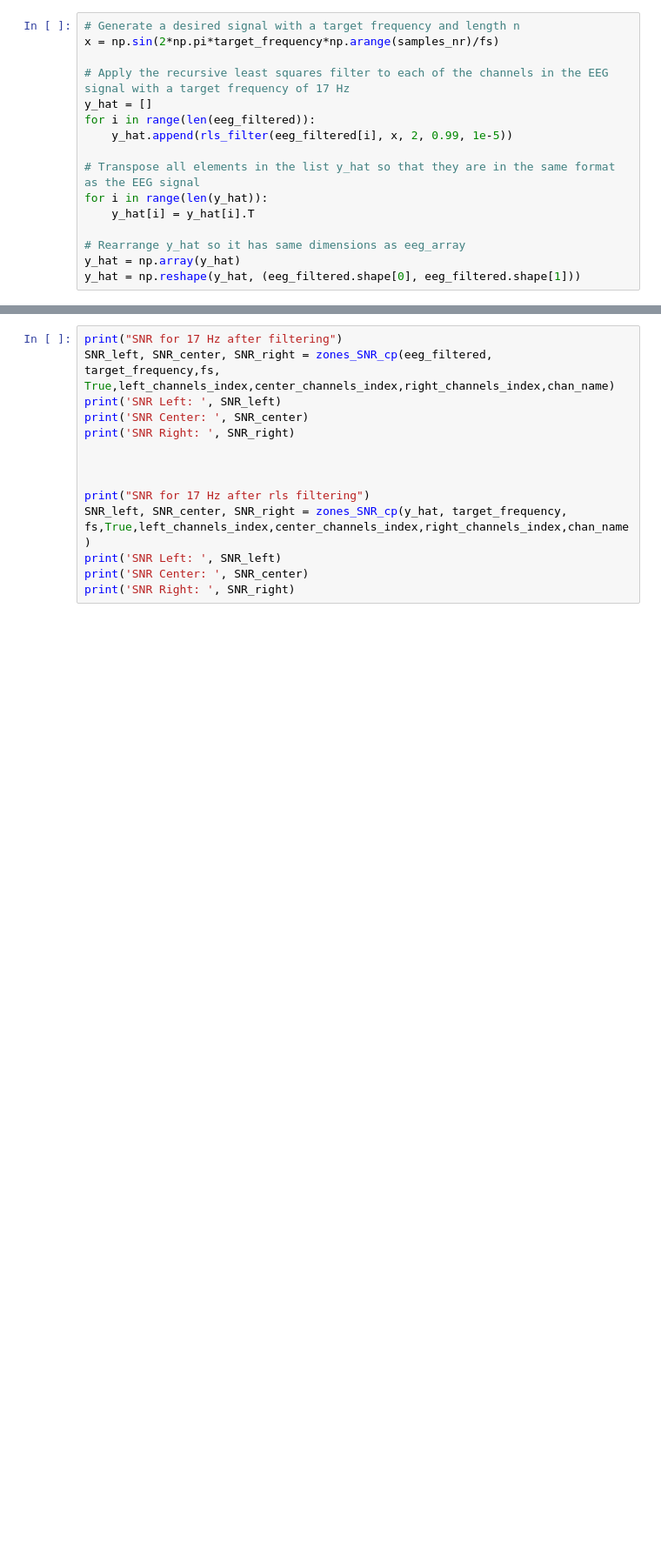
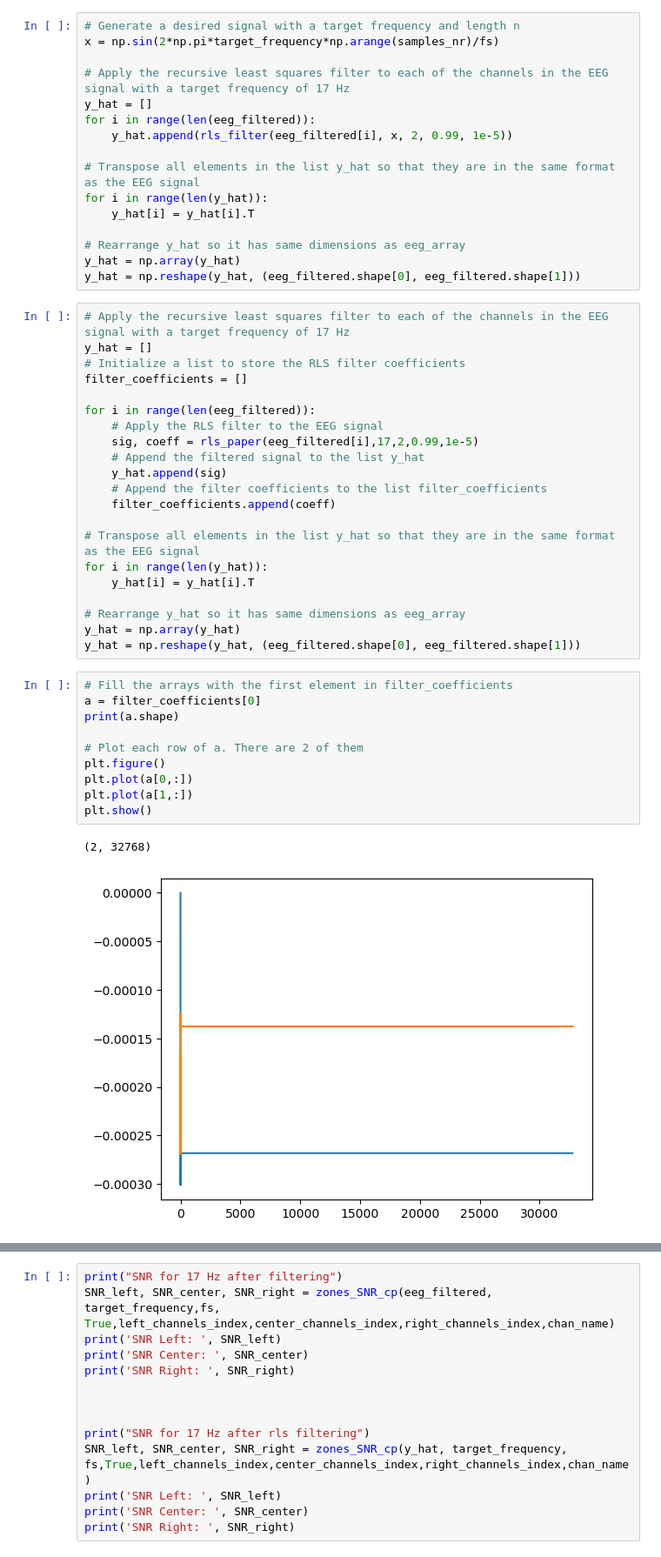
Before and after one commit to alken01/BCI, a Jupyter notebook: recursivefilter.ipynb, the cells around one changed output, grey strips where cells are left out. Shown at 87% size. Drawn from its saved outputs; the diff is of its cells as text; blank space fills up the shorter version.

Commit message:
RLS paper filter

```diff
--- a/recursivefilter.ipynb
+++ b/recursivefilter.ipynb
@@ -342,3 +327,37 @@ for i in range(len(y_hat)):
 # Rearrange y_hat so it has same dimensions as eeg_array
 y_hat = np.array(y_hat)
 y_hat = np.reshape(y_hat, (eeg_filtered.shape[0], eeg_filtered.shape[1]))
+# %%
+# Apply the recursive least squares filter to each of the channels in the EEG signal with a target frequency of 17 Hz
+y_hat = []
+# Initialize a list to store the RLS filter coefficients
+filter_coefficients = []
+
+for i in range(len(eeg_filtered)):
+    # Apply the RLS filter to the EEG signal
+    sig, coeff = rls_paper(eeg_filtered[i],17,2,0.99,1e-5)
+    # Append the filtered signal to the list y_hat
+    y_hat.append(sig)
+    # Append the filter coefficients to the list filter_coefficients
+    filter_coefficients.append(coeff)
+
+# Transpose all elements in the list y_hat so that they are in the same format as the EEG signal
+for i in range(len(y_hat)):
+    y_hat[i] = y_hat[i].T
+
+# Rearrange y_hat so it has same dimensions as eeg_array
+y_hat = np.array(y_hat)
+y_hat = np.reshape(y_hat, (eeg_filtered.shape[0], eeg_filtered.shape[1]))
+# %%
+# Fill the arrays with the first element in filter_coefficients
+a = filter_coefficients[0]
+print(a.shape)
+
+# Plot each row of a. There are 2 of them
+plt.figure()
+plt.plot(a[0,:])
+plt.plot(a[1,:])
+plt.show()
+# %% [output]
+(2, 32768)
+[figure, added]
```
Also changed, not shown: parts of 7 cells of this notebook.
